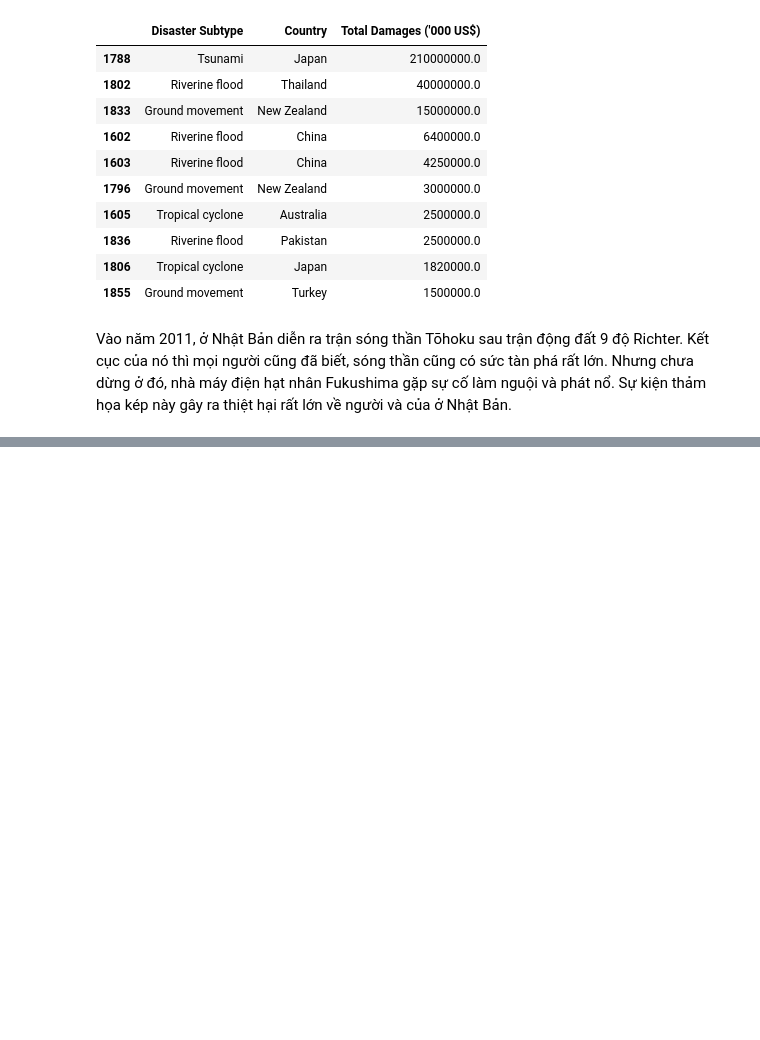
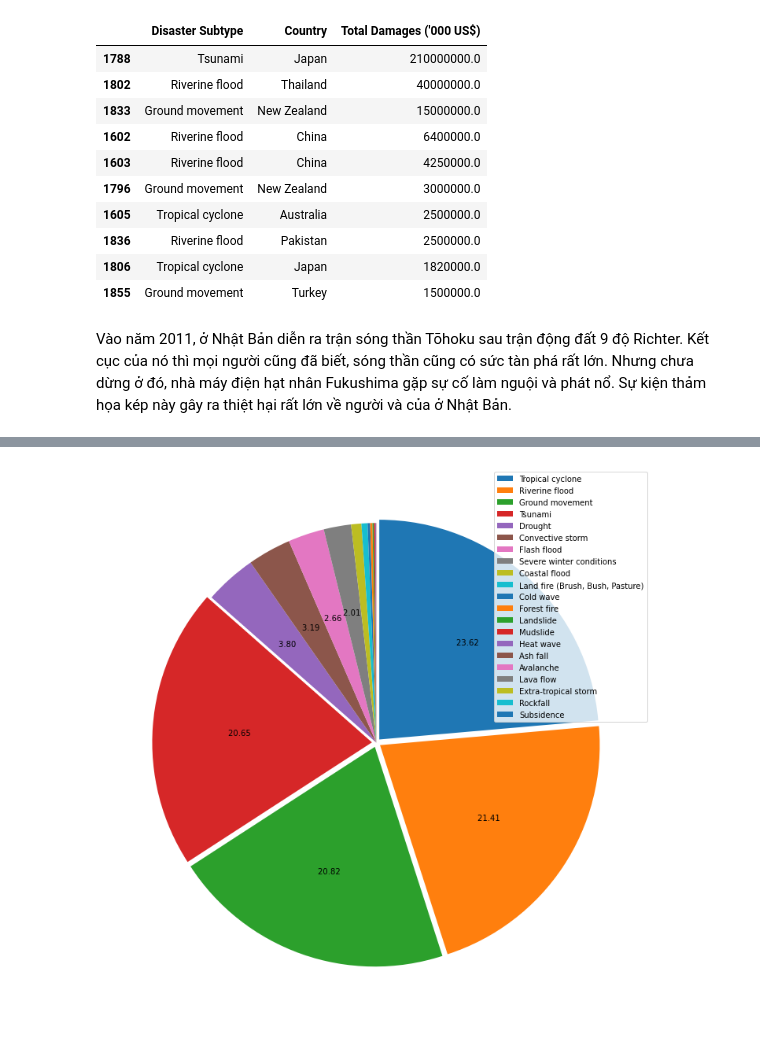
Before and after one commit to grant-ward-101/KHDL-final, a Jupyter notebook: 1712724-HuynhCongSinh.ipynb, the cells around one changed output, grey strips where cells are left out. Drawn from its saved outputs; the diff is of its cells as text; code cells hidden in the pictures; blank space fills up the shorter version.

```diff
--- a/1712724-HuynhCongSinh.ipynb
+++ b/1712724-HuynhCongSinh.ipynb
@@ -300,0 +367,4 @@ Nguồn: https://zingnews.vn/khoanh-khac-song-than-cao-10-m-ap-vao-nhat-ban-nam-
+# %%
+top_damage_disaster = disaster_df.groupby('Disaster Subtype')['Total Damages (\'000 US$)'].sum()
+top_damage_disaster = top_damage_disaster.sort_values(ascending=False)
+top_damage_disaster
@@ -300,0 +389,16 @@ Nguồn: https://zingnews.vn/khoanh-khac-song-than-cao-10-m-ap-vao-nhat-ban-nam-
+# %%
+def my_autopct(pct):
+    return ('%.2f ' % pct) if pct > 1 else ''
+
+
+percentage = top_damage_disaster / sum(top_damage_disaster)
+explode = (percentage.values > 0.1).astype(float)
+explode[explode > 0] = 0.02
+plt.pie(top_damage_disaster.values, explode=explode, autopct=my_autopct, radius=1, startangle=90, counterclock=False)
+plt.legend(top_damage_disaster.index, loc="upper right")
+fig = plt.gcf()
+fig.set_size_inches(10, 10)
+plt.tight_layout()
+plt.show()
+# %% [output]
+[figure, added]
```
Also changed, not shown: parts of 24 cells of this notebook.
